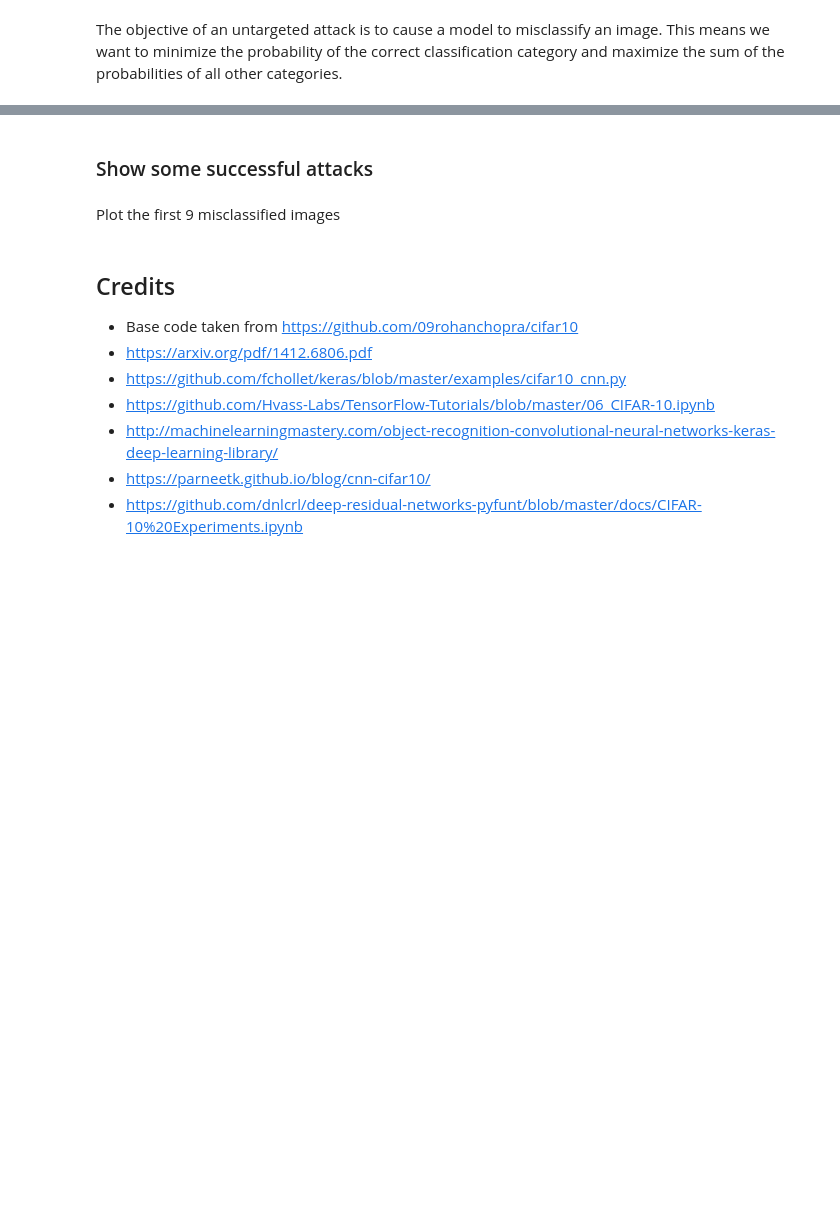
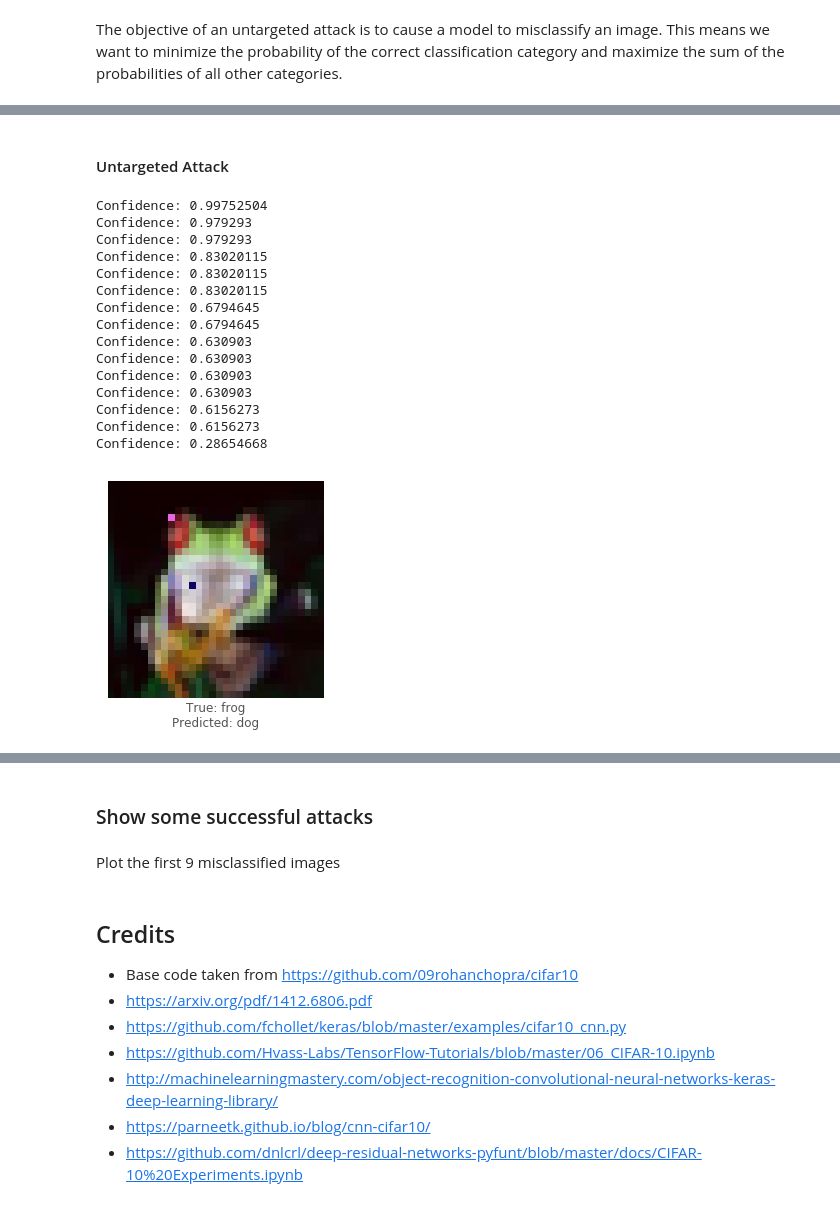
Before and after one commit to Hyperparticle/one-pixel-attack-keras, a Jupyter notebook: one-pixel-attack.ipynb, the cells around one changed output, grey strips where cells are left out. Drawn from its saved outputs; the diff is of its cells as text; code cells hidden in the pictures; blank space fills up the shorter version.

```diff
--- a/one-pixel-attack.ipynb
+++ b/one-pixel-attack.ipynb
@@ -115,21 +105,38 @@ def predict_targeted(x, *args):
 # %% [markdown]
 The objective of an untargeted attack is to cause a model to misclassify an image. This means we want to minimize the probability of the correct classification category and maximize the sum of the probabilities of all other categories.
+# %%
+def attack_success(x, img, target_class, model, targeted_attack=False, verbose=False):
+    attack_image = perturb_image(x, x_test[img])
+    confidence = model.predict_one(attack_image)
+    predicted_class = np.argmax(confidence)
+    if (verbose):
+        print('Confidence:', confidence[target_class])
+    if ((targeted_attack and predicted_class == target_class) or
+        (not targeted_attack and predicted_class != target_class)):
+        return True
+    else:
+        return None
 # %%
-def attack_untargeted_iteration(img, model, pixel_count=1, iterations=30,
-                                population=20, mutation=0.5, recombination=0.7,
-                                stop_threshold=-0.01, callback=None):
-    print('Attacking image', img)
+def attack(img, model, target=None, pixel_count=1,
+           maxiter=30, popsize=20, verbose=False):
 
-    args = x_test[img], y_test[img], model
+    targeted_attack = target is not None
+    target_class = target if targeted_attack else y_test[img][0]
+
     bounds = [(0,32), (0,32), (0,256), (0,256), (0,256)] * pixel_count
-    attack = predict_untargeted
 
-    cb = None if callback == None else lambda x,convergence: callback(x, convergence, args)
-    disp = callback == None
+    # Format the predict/callback functions for the differential evolution algorithm
+    predict_fn = lambda x: predict_class(
+        x, x_test[img], target_class, model, target is None)
+    callback_fn = lambda x, convergence: attack_success(
+        x, img, target_class, model, targeted_attack, verbose)
 
-    res = differential_evolution(attack, bounds, args=args, maxiter=iterations, popsize=population, mutation=0.5, recombination=1, atol=stop_threshold, disp=disp, callback=cb)
+    # Call Scipy's Implementation of Differential Evolution
+    attack_result = differential_evolution(
+        predict_fn, bounds, maxiter=maxiter, popsize=popsize,
+        atol=-1, callback=callback_fn)
 
-    attack_image = perturb_image(res.x, x_test[img])
+    attack_image = perturb_image(attack_result.x, x_test[img])
     prior_probs = model.predict_one(x_test[img])
     predicted_probs = model.predict_one(attack_image)
     predicted_class = np.argmax(predicted_probs)
@@ -249,0 +150,22 @@ Attacking image 726
+# %% [markdown]
+#### Untargeted Attack
+# %%
+image = 102
+_ = attack(image, resnet, pixel_count=2, verbose=True)
+# %% [output]
+Confidence: 0.99752504
+Confidence: 0.979293
+Confidence: 0.979293
+Confidence: 0.83020115
+Confidence: 0.83020115
+Confidence: 0.83020115
+Confidence: 0.6794645
+Confidence: 0.6794645
+Confidence: 0.630903
+Confidence: 0.630903
+Confidence: 0.630903
+Confidence: 0.630903
+Confidence: 0.6156273
+Confidence: 0.6156273
+Confidence: 0.28654668
+[figure, added]
```
Also changed, not shown: parts of 29 cells of this notebook.
